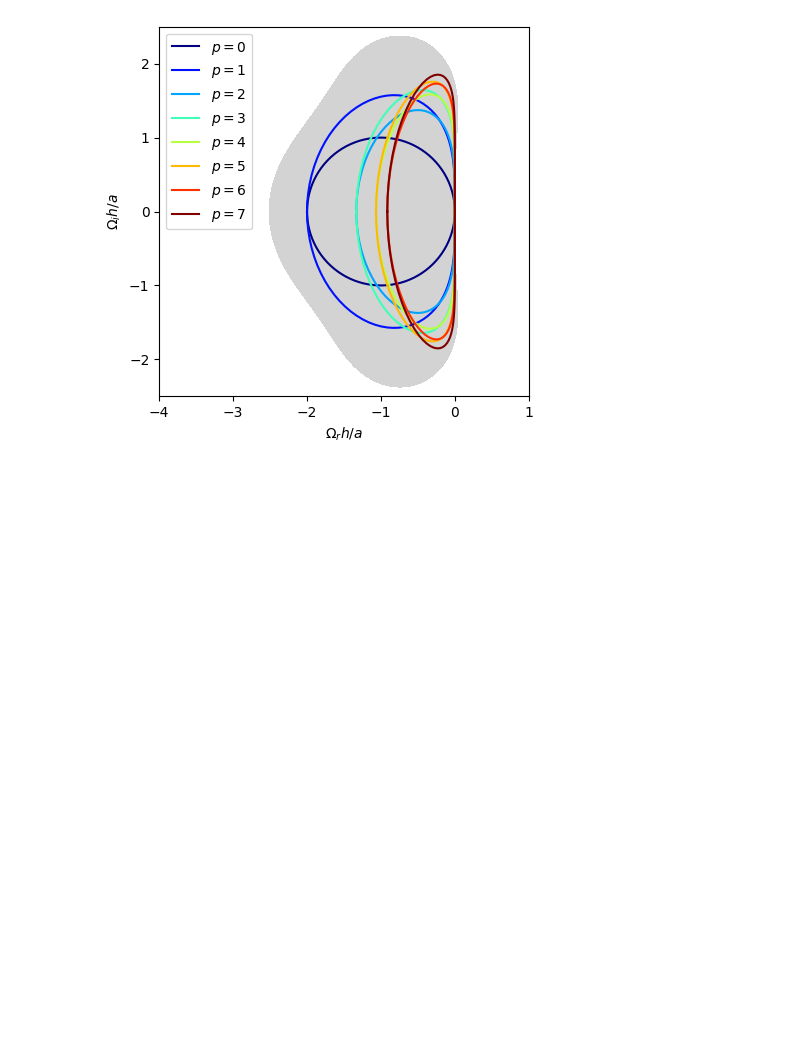
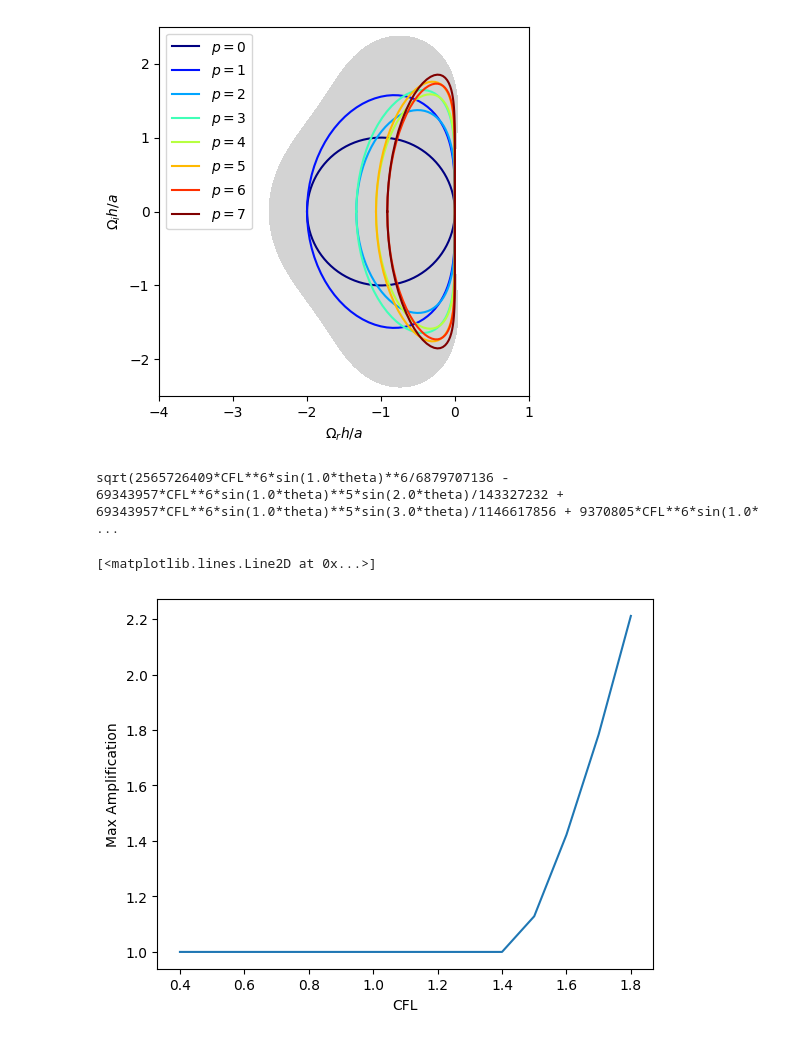
Before and after one commit to jpalafou/superfv, a Jupyter notebook: notebooks/Stability_Analysis.ipynb, the cells around one changed output. Drawn from its saved outputs; the diff is of its cells as text; code cells hidden in the pictures; blank space fills up the shorter version.

```diff
--- a/notebooks/Stability_Analysis.ipynb
+++ b/notebooks/Stability_Analysis.ipynb
@@ -32,3 +32,29 @@ ax.legend()
 # %% [output]
 <matplotlib.legend.Legend at 0x...>
 [figure]
+# %%
+amplification = compute_fv_upwinding_rk_amplification(3)
+amplification
+# %% [output]
+sqrt(2565726409*CFL**6*sin(1.0*theta)**6/6879707136 - 69343957*CFL**6*sin(1.0*theta)**5*sin(2.0*theta)/143327232 + 69343957*CFL**6*sin(1.0*theta)**5*sin(3.0*theta)/1146617856 + 9370805*CFL**6*sin(1.0* ...
+# %%
+thetas = [0.0, np.pi / 2, np.pi, 3 * np.pi / 2]
+CFLs = np.linspace(0.4, 1.8, 15)
+
+max_amps = []
+for CFL_value in CFLs:
+    amplification_at_cfl = amplification.subs(cfl, CFL_value)
+    max_amp = 0
+    for theta_value in thetas:
+        amp = float(amplification_at_cfl.subs(theta, theta_value))
+        max_amp = max(max_amp, amp)
+    max_amps.append(max_amp)
+# %%
+fig, ax = plt.subplots()
+ax.set_xlabel('CFL')
+ax.set_ylabel('Max Amplification')
+
+ax.plot(CFLs, max_amps)
+# %% [output]
+[<matplotlib.lines.Line2D at 0x...>]
+[figure, added]
```
Also changed, not shown: parts of 1 cell of this notebook, 1 other file.
